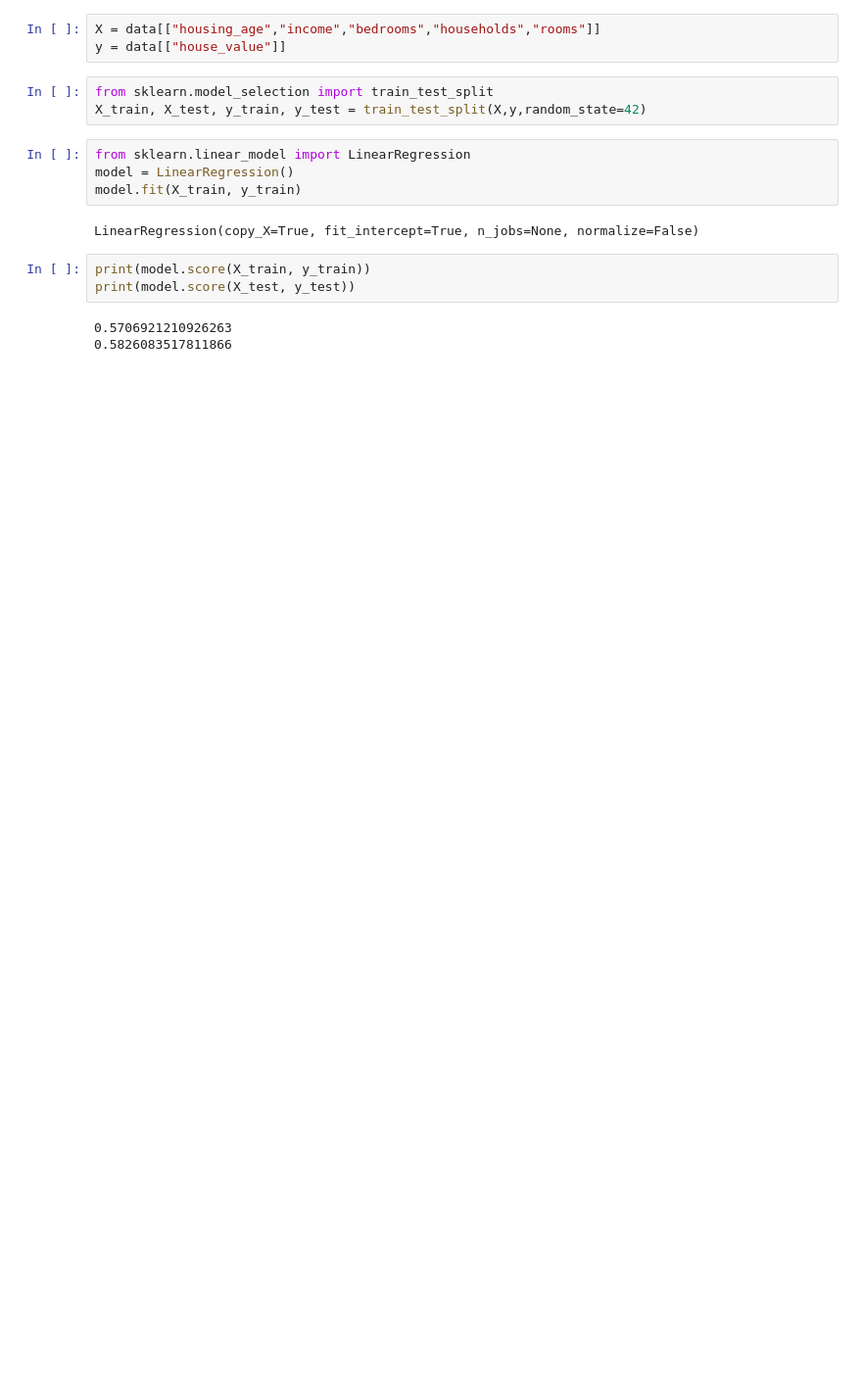
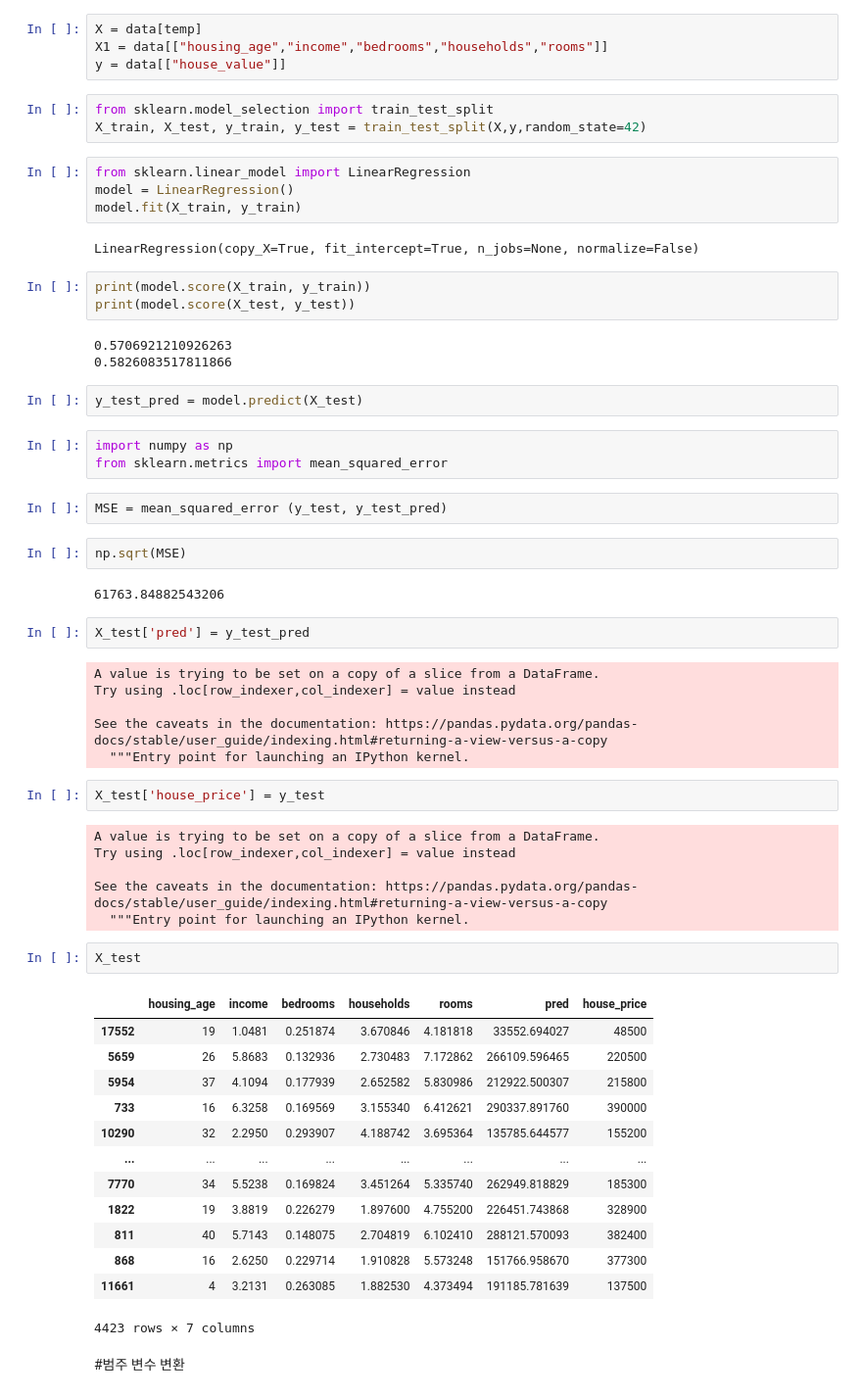
Before and after one commit to holdenkim/codingT, a Jupyter notebook: BBGS_Part3.ipynb, the cells around one changed output. Shown at 98% size. Drawn from its saved outputs; the diff is of its cells as text; blank space fills up the shorter version.

```diff
--- a/BBGS_Part3.ipynb
+++ b/BBGS_Part3.ipynb
@@ -258,5 +263,6 @@ data.describe()
 # %%
-X = data[["housing_age","income","bedrooms","households","rooms"]]
+X = data[temp]
+X1 = data[["housing_age","income","bedrooms","households","rooms"]]
 y = data[["house_value"]]
 # %%
 from sklearn.model_selection import train_test_split
@@ -273,3 +279,48 @@ print(model.score(X_test, y_test))
 # %% [output]
 0.5706921210926263
 0.5826083517811866
+# %%
+y_test_pred = model.predict(X_test)
+# %%
+import numpy as np
+from sklearn.metrics import mean_squared_error
+# %%
+MSE = mean_squared_error (y_test, y_test_pred)
+# %%
+np.sqrt(MSE)
+# %% [output]
+61763.84882543206
+# %%
+X_test['pred'] = y_test_pred
+# %% [output]
+A value is trying to be set on a copy of a slice from a DataFrame.
+Try using .loc[row_indexer,col_indexer] = value instead
+
+See the caveats in the documentation: https://pandas.pydata.org/pandas-docs/stable/user_guide/indexing.html#returning-a-view-versus-a-copy
+  """Entry point for launching an IPython kernel.
+# %%
+X_test['house_price'] = y_test
+# %% [output]
+A value is trying to be set on a copy of a slice from a DataFrame.
+Try using .loc[row_indexer,col_indexer] = value instead
+
+See the caveats in the documentation: https://pandas.pydata.org/pandas-docs/stable/user_guide/indexing.html#returning-a-view-versus-a-copy
+  """Entry point for launching an IPython kernel.
+# %%
+X_test
+# %% [output]
+|  | housing_age | income | bedrooms | households | rooms | pred | house_price |
+| 17552 | 19 | 1.0481 | 0.251874 | 3.670846 | 4.181818 | 33552.694027 | 48500 |
+| 5659 | 26 | 5.8683 | 0.132936 | 2.730483 | 7.172862 | 266109.596465 | 220500 |
+| 5954 | 37 | 4.1094 | 0.177939 | 2.652582 | 5.830986 | 212922.500307 | 215800 |
+| 733 | 16 | 6.3258 | 0.169569 | 3.155340 | 6.412621 | 290337.891760 | 390000 |
+| 10290 | 32 | 2.2950 | 0.293907 | 4.188742 | 3.695364 | 135785.644577 | 155200 |
+| ... | ... | ... | ... | ... | ... | ... | ... |
+| 7770 | 34 | 5.5238 | 0.169824 | 3.451264 | 5.335740 | 262949.818829 | 185300 |
+| 1822 | 19 | 3.8819 | 0.226279 | 1.897600 | 4.755200 | 226451.743868 | 328900 |
+| 811 | 40 | 5.7143 | 0.148075 | 2.704819 | 6.102410 | 288121.570093 | 382400 |
+| 868 | 16 | 2.6250 | 0.229714 | 1.910828 | 5.573248 | 151766.958670 | 377300 |
+| 11661 | 4 | 3.2131 | 0.263085 | 1.882530 | 4.373494 | 191185.781639 | 137500 |
+4423 rows × 7 columns
+# %% [markdown]
+#범주 변수 변환
```
Also changed, not shown: parts of 35 cells of this notebook.
